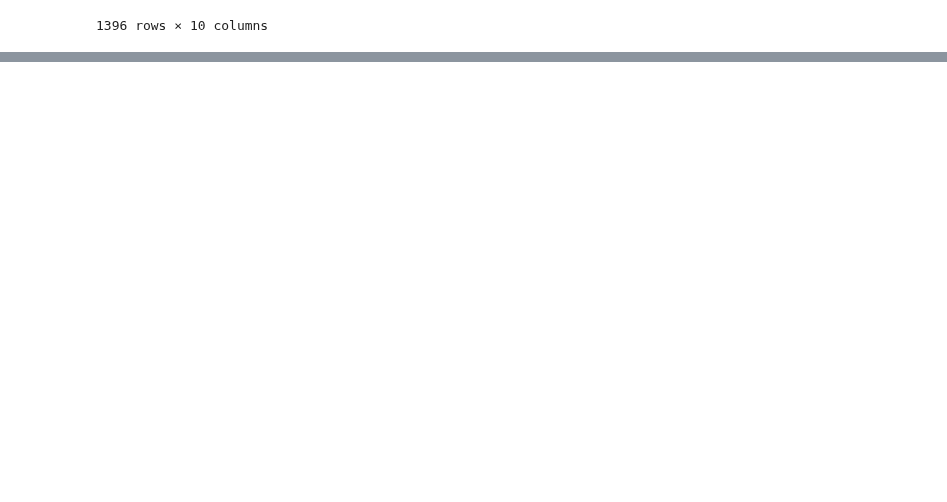
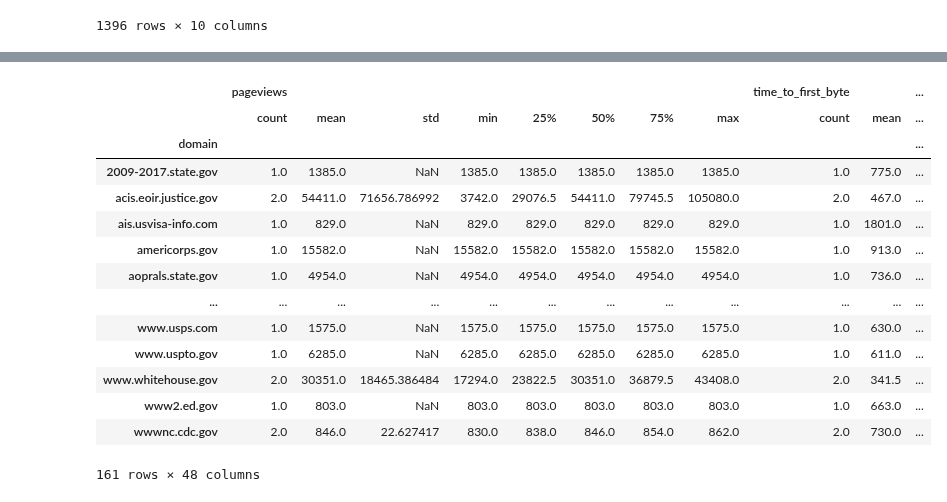
Before and after one commit to GSA-TTS/inclusive-web-performance-cx, a Jupyter notebook: research/top_10k_pages.ipynb, the cells around one changed output, grey strips where cells are left out. Cells and saved outputs as stored; diff of their text form; code cells hidden in the pictures; blank space fills up the shorter version.

```diff
--- a/research/top_10k_pages.ipynb
+++ b/research/top_10k_pages.ipynb
@@ -85,0 +108,7 @@ crux_sample.head(5000)
+# %%
+good_lcp = crux_sample['largest_contentful_paint'] <= 2500
+good_cls = crux_sample['cumulative_layout_shift'] <= 0.1
+good_inp = crux_sample['interaction_to_next_paint'] <= 200
+# Filter the dataframe with the updated conditions
+all_good_df = crux_sample[good_lcp & good_cls & good_inp]
+all_good_df.head(5000)
@@ -85,0 +148,19 @@ crux_sample.head(5000)
+# %%
+all_passing_domain_group = all_good_df.groupby('domain').describe()
+all_passing_domain_group.head(5000)
+# %% [output]
+|  | pageviews |  |  |  |  |  |  |  | time_to_first_byte |  | ... |
+|  | count | mean | std | min | 25% | 50% | 75% | max | count | mean | ... |
+| domain |  |  |  |  |  |  |  |  |  |  | ... |
+| 2009-2017.state.gov | 1.0 | 1385.0 | NaN | 1385.0 | 1385.0 | 1385.0 | 1385.0 | 1385.0 | 1.0 | 775.0 | ... |
+| acis.eoir.justice.gov | 2.0 | 54411.0 | 71656.786992 | 3742.0 | 29076.5 | 54411.0 | 79745.5 | 105080.0 | 2.0 | 467.0 | ... |
+| ais.usvisa-info.com | 1.0 | 829.0 | NaN | 829.0 | 829.0 | 829.0 | 829.0 | 829.0 | 1.0 | 1801.0 | ... |
+| americorps.gov | 1.0 | 15582.0 | NaN | 15582.0 | 15582.0 | 15582.0 | 15582.0 | 15582.0 | 1.0 | 913.0 | ... |
+| aoprals.state.gov | 1.0 | 4954.0 | NaN | 4954.0 | 4954.0 | 4954.0 | 4954.0 | 4954.0 | 1.0 | 736.0 | ... |
+| ... | ... | ... | ... | ... | ... | ... | ... | ... | ... | ... | ... |
+| www.usps.com | 1.0 | 1575.0 | NaN | 1575.0 | 1575.0 | 1575.0 | 1575.0 | 1575.0 | 1.0 | 630.0 | ... |
+| www.uspto.gov | 1.0 | 6285.0 | NaN | 6285.0 | 6285.0 | 6285.0 | 6285.0 | 6285.0 | 1.0 | 611.0 | ... |
+| www.whitehouse.gov | 2.0 | 30351.0 | 18465.386484 | 17294.0 | 23822.5 | 30351.0 | 36879.5 | 43408.0 | 2.0 | 341.5 | ... |
+| www2.ed.gov | 1.0 | 803.0 | NaN | 803.0 | 803.0 | 803.0 | 803.0 | 803.0 | 1.0 | 663.0 | ... |
+| wwwnc.cdc.gov | 2.0 | 846.0 | 22.627417 | 830.0 | 838.0 | 846.0 | 854.0 | 862.0 | 2.0 | 730.0 | ... |
+161 rows × 48 columns
```
Also changed, not shown: parts of 3 cells of this notebook, 3 other files.
